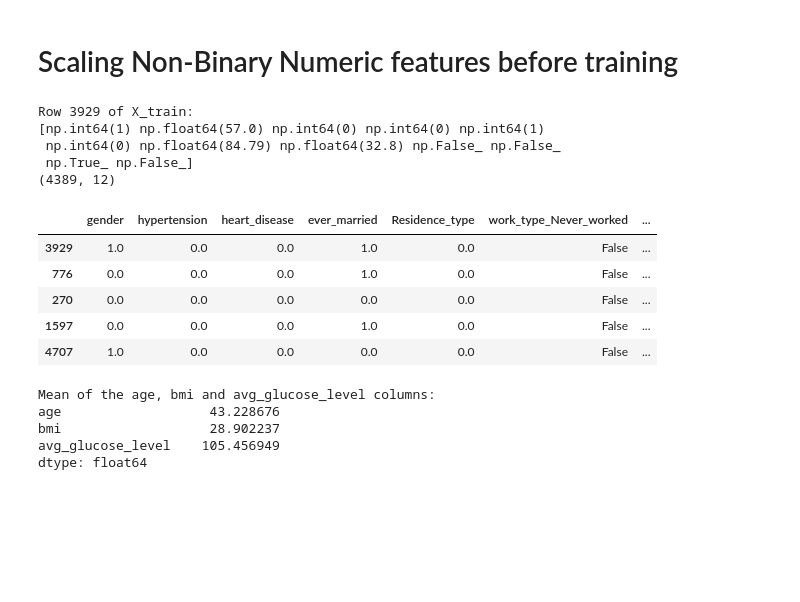
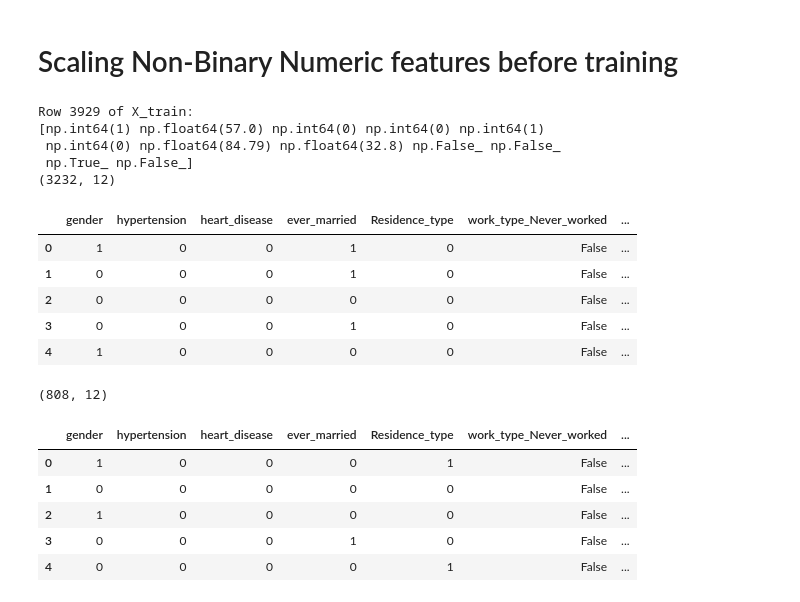
Before and after one commit to marwannour1/stroke_prediction, a Jupyter notebook: main.ipynb, the cells around one changed output. Drawn from its saved outputs; the diff is of its cells as text; code cells hidden in the pictures; blank space fills up the shorter version.

```diff
--- a/main.ipynb
+++ b/main.ipynb
@@ -895,43 +895,52 @@ Name: stroke, dtype: int64
 Scaling Non-Binary Numeric features before training
 ===================================================
 # %%
-# use standard scaler to scale only numeric features
+# use standard scaler to scale only numeric features in the training set.
 from sklearn.preprocessing import StandardScaler
 
 scaler = StandardScaler()
-X_train_scaled = scaler.fit_transform(X_train[['bmi', 'age', 'avg_glucose_level']])
+
+features_to_scale = X_train[['bmi', 'age', 'avg_glucose_level']].reset_index(drop=True)
+X_train_scaled = scaler.fit_transform(features_to_scale)
 
 # join the scaled features with the rest of the features
 X_train_final = pd.concat([X_train.drop(columns=['bmi', 'age', 'avg_glucose_level']),
                             pd.DataFrame(X_train_scaled, columns=['bmi_scaled', 'age_scaled', 'avg_glucose_level_scaled'])],
                            axis=1)
 
-# display row 3929 of X_train_final
-print("\nRow 3929 of X_train:")
-print(X_train.iloc[0,:].values)
 
 print(X_train_final.shape)
-
 display(X_train_final.head())
 # %% [output]
 Row 3929 of X_train:
 [np.int64(1) np.float64(57.0) np.int64(0) np.int64(0) np.int64(1)
  np.int64(0) np.float64(84.79) np.float64(32.8) np.False_ np.False_
  np.True_ np.False_]
-(4389, 12)
+(3232, 12)
 |  | gender | hypertension | heart_disease | ever_married | Residence_type | work_type_Never_worked | ... |
-| 3929 | 1.0 | 0.0 | 0.0 | 1.0 | 0.0 | False | ... |
-| 776 | 0.0 | 0.0 | 0.0 | 1.0 | 0.0 | False | ... |
-| 270 | 0.0 | 0.0 | 0.0 | 0.0 | 0.0 | False | ... |
-| 1597 | 0.0 | 0.0 | 0.0 | 1.0 | 0.0 | False | ... |
-| 4707 | 1.0 | 0.0 | 0.0 | 0.0 | 0.0 | False | ... |
+| 0 | 1 | 0 | 0 | 1 | 0 | False | ... |
+| 1 | 0 | 0 | 0 | 1 | 0 | False | ... |
+| 2 | 0 | 0 | 0 | 0 | 0 | False | ... |
+| 3 | 0 | 0 | 0 | 1 | 0 | False | ... |
+| 4 | 1 | 0 | 0 | 0 | 0 | False | ... |
-# %%
-# display the mean of the age, bmi and avg_glucose_level columns
-print("\nMean of the age, bmi and avg_glucose_level columns:")
-print(X_train[['age', 'bmi', 'avg_glucose_level']].mean())
-# %% [output]
-Mean of the age, bmi and avg_glucose_level columns:
-age                   43.228676
-bmi                   28.902237
-avg_glucose_level    105.456949
-dtype: float64
+# %%
+# scale the validation set using the same scaler as the training set
+
+features_to_scale = X_val[['bmi', 'age', 'avg_glucose_level']].reset_index(drop=True)
+X_val_scaled = scaler.fit_transform(features_to_scale)
+
+# join the scaled features with the rest of the features
+X_val_final = pd.concat([X_val.drop(columns=['bmi', 'age', 'avg_glucose_level']),
+                          pd.DataFrame(X_val_scaled, columns=['bmi_scaled', 'age_scaled', 'avg_glucose_level_scaled'])],
+                         axis=1)
+
+print(X_val_final.shape)
+display(X_val_final.head())
+# %% [output]
+(808, 12)
+|  | gender | hypertension | heart_disease | ever_married | Residence_type | work_type_Never_worked | ... |
+| 0 | 1 | 0 | 0 | 0 | 1 | False | ... |
+| 1 | 0 | 0 | 0 | 0 | 0 | False | ... |
+| 2 | 1 | 0 | 0 | 0 | 0 | False | ... |
+| 3 | 0 | 0 | 0 | 1 | 0 | False | ... |
+| 4 | 0 | 0 | 0 | 0 | 1 | False | ... |
```
Also changed, not shown: parts of 2 cells of this notebook.
